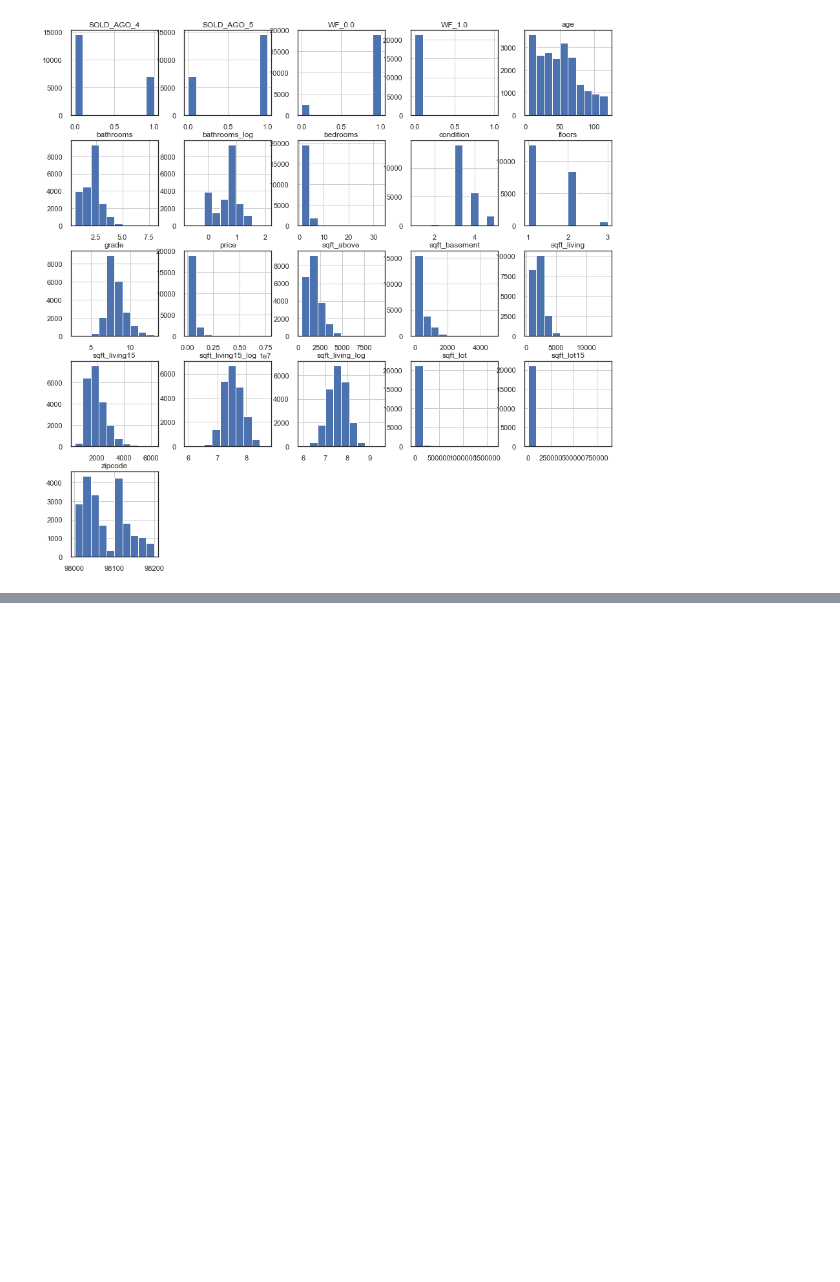
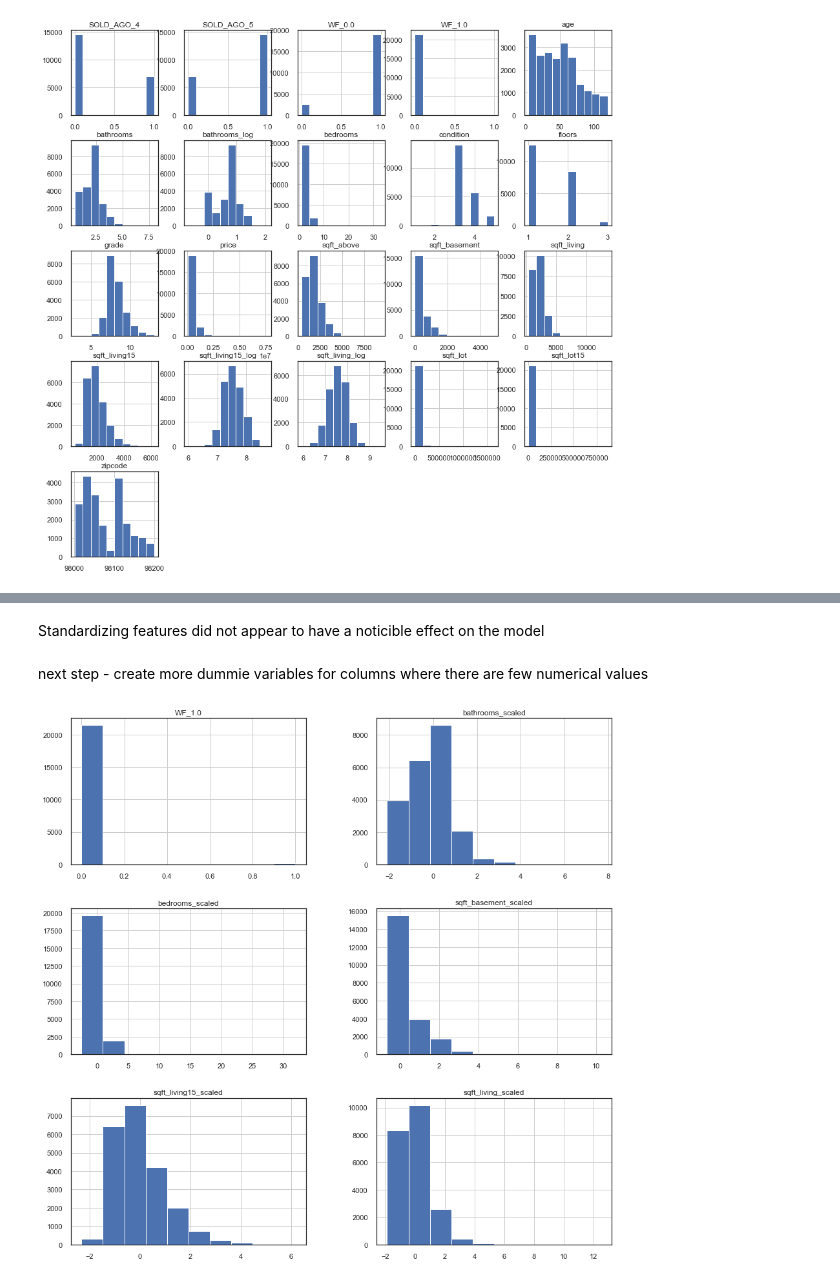
Before and after one commit to AnnaLara/dsc-1-final-project, a Jupyter notebook: draft.ipynb, the cells around one changed output, grey strips where cells are left out. Drawn from its saved outputs; the diff is of its cells as text; code cells hidden in the pictures; blank space fills up the shorter version.

```diff
--- a/draft.ipynb
+++ b/draft.ipynb
@@ -589,0 +589,10 @@ Based on the histogram of the log transformation of certain features, the ditrib
+# %%
+cols = ['bathrooms','sqft_living','sqft_living15', 'sqft_basement']
+df_minmax_normalized = df_log_normalized.copy()
+
+for col in cols:
+    feat = df_minmax_normalized[col]
+    minmax = (feat-min(feat))/(max(feat)-min(feat))
+    df_minmax_normalized[col + '_minmax'] = minmax
+
+df_minmax_normalized.head()
@@ -589,0 +645,16 @@ Based on the histogram of the log transformation of certain features, the ditrib
+# %%
+def normalize(df_column):
+   return (df_column - df_column.mean())/df_column.std()
+# %%
+from sklearn.preprocessing import StandardScaler
+
+ss = StandardScaler()
+df_scaled = df_minmax_normalized.copy()
+
+df_scaled['bathrooms_scaled'] = normalize(df_minmax_normalized['bathrooms_minmax'])
+df_scaled['sqft_living_scaled'] = normalize(df_minmax_normalized['sqft_living_minmax'])
+df_scaled['sqft_living15_scaled'] = normalize(df_minmax_normalized['sqft_living15_minmax'])
+df_scaled['sqft_basement_scaled'] = normalize(df_minmax_normalized['sqft_basement_minmax'])
+df_scaled['bedrooms_scaled'] = normalize(df_minmax_normalized['bedrooms'])
+
+df_scaled.head()
@@ -589,0 +701,9 @@ Based on the histogram of the log transformation of certain features, the ditrib
+# %% [markdown]
+Standardizing features did not appear to have a noticible effect on the model
+# %% [markdown]
+next step - create more dummie variables for columns where there are few numerical values
+# %%
+#assess hist for variables that are our predictors:
+df_scaled[['bedrooms_scaled','bathrooms_scaled','sqft_living_scaled','sqft_basement_scaled','sqft_living15_scaled','WF_1.0']].hist(figsize=(15,15));
+# %% [output]
+[figure, added]
```
Also changed, not shown: parts of 19 cells of this notebook.
